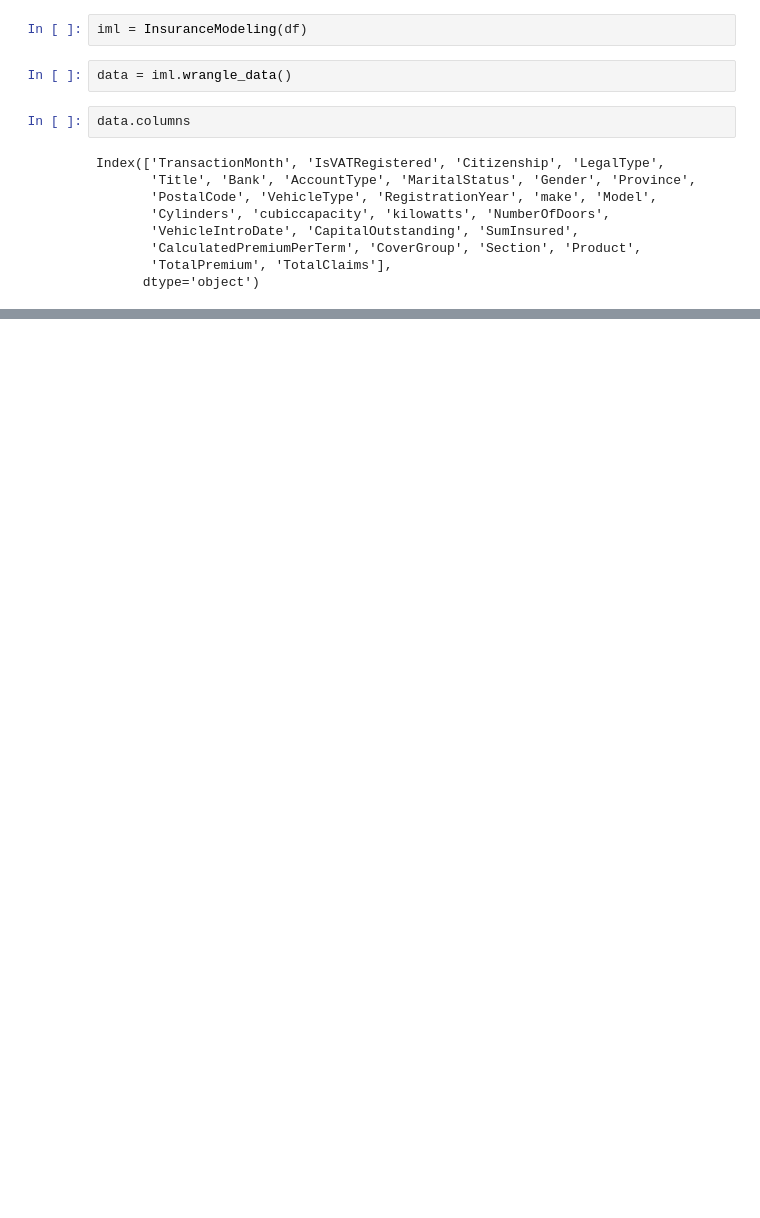
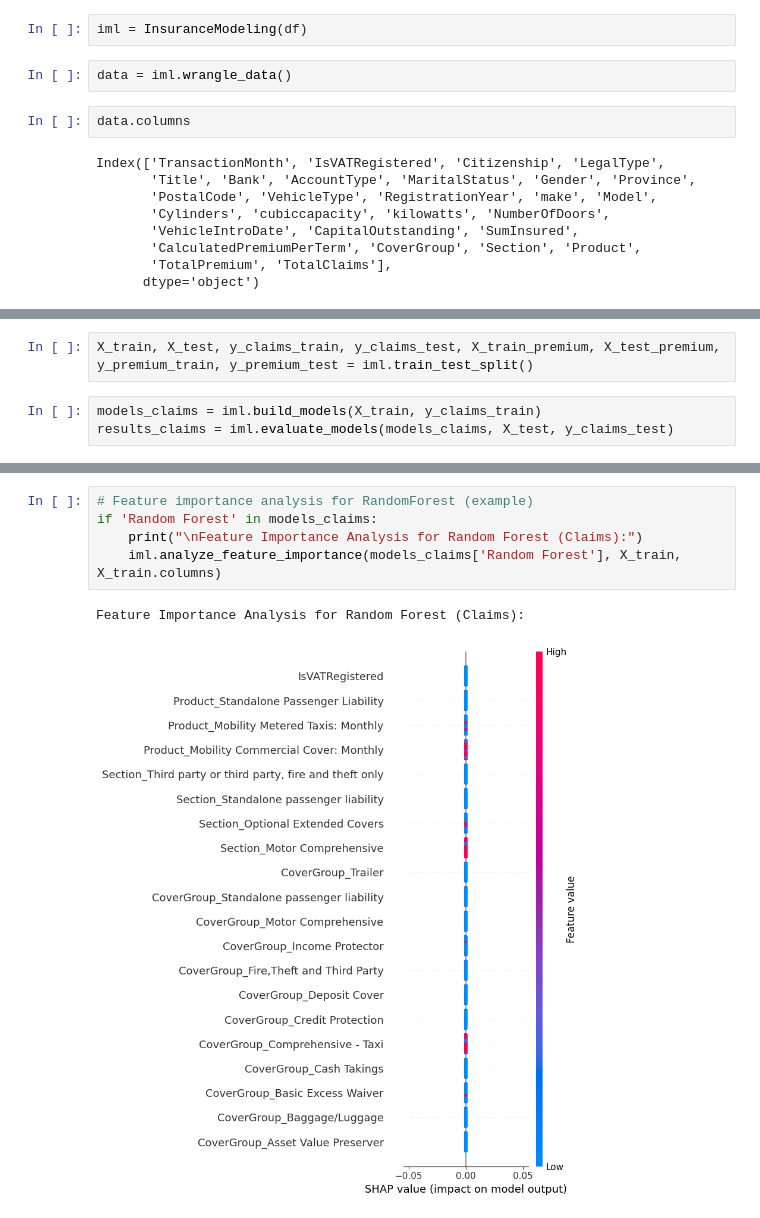
Before and after one commit to shewanek/Insurance_solutions-week_3, a Jupyter notebook: notebooks/statisticalModel.ipynb, the cells around one changed output, grey strips where cells are left out. Cells and saved outputs as stored; diff of their text form; blank space fills up the shorter version.

Commit message:
model building succussfully

```diff
--- a/notebooks/statisticalModel.ipynb
+++ b/notebooks/statisticalModel.ipynb
@@ -62,0 +73,5 @@ iml.feature_engineering()
+# %%
+X_train, X_test, y_claims_train, y_claims_test, X_train_premium, X_test_premium, y_premium_train, y_premium_test = iml.train_test_split()
+# %%
+models_claims = iml.build_models(X_train, y_claims_train)
+results_claims = iml.evaluate_models(models_claims, X_test, y_claims_test)
@@ -62,0 +88,8 @@ iml.feature_engineering()
+# %%
+# Feature importance analysis for RandomForest (example)
+if 'Random Forest' in models_claims:
+    print("\nFeature Importance Analysis for Random Forest (Claims):")
+    iml.analyze_feature_importance(models_claims['Random Forest'], X_train, X_train.columns)
+# %% [output]
+Feature Importance Analysis for Random Forest (Claims):
+[figure, added]
```
Also changed, not shown: parts of 10 cells of this notebook, 2 other files.
